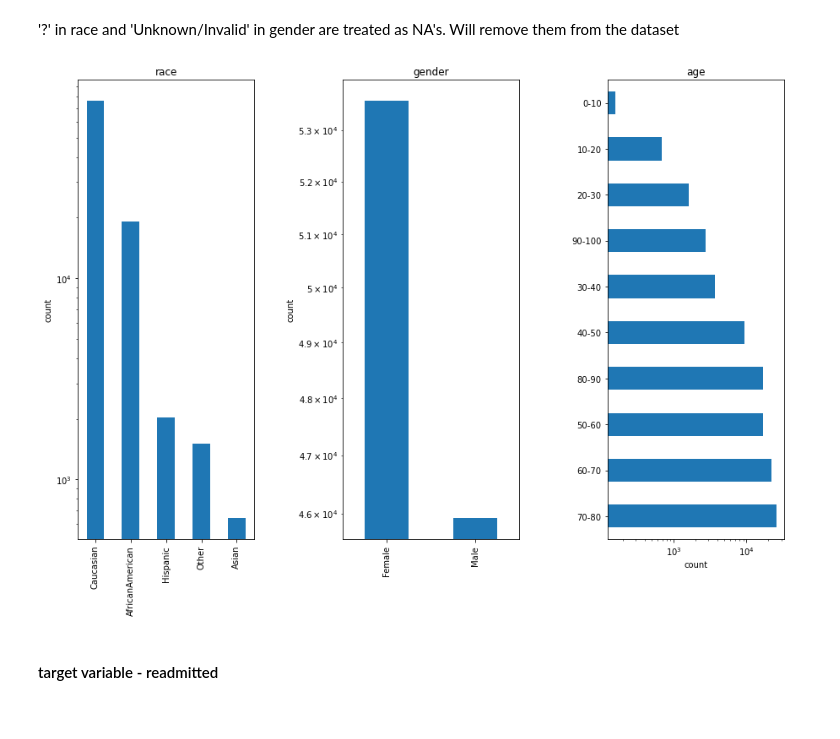
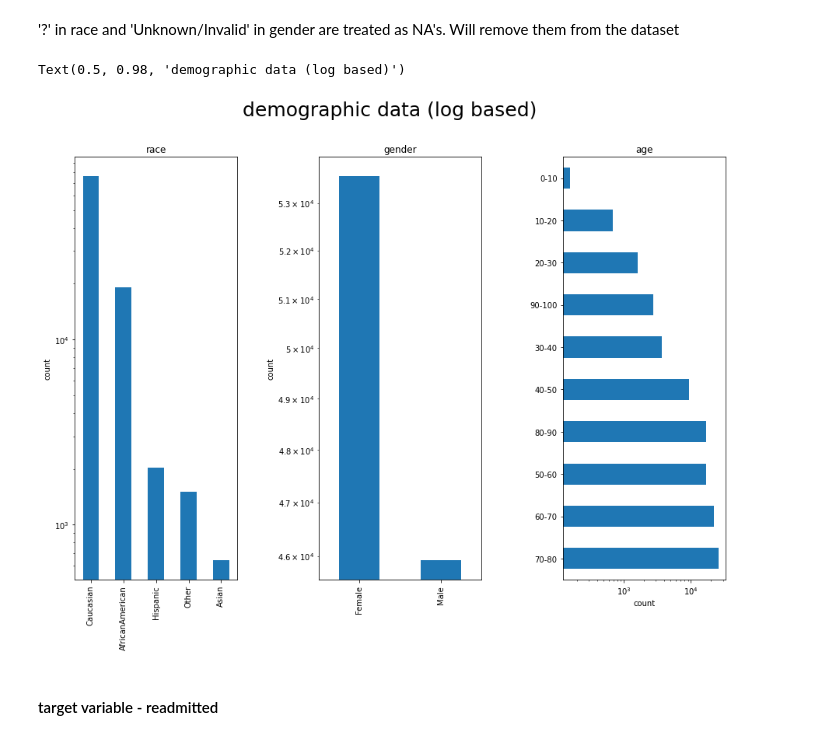
Before and after one commit to ruihan1228/diabetes, a Jupyter notebook: diabetes_1.ipynb, the cells around one changed output. Drawn from its saved outputs; the diff is of its cells as text; code cells hidden in the pictures.

```diff
--- a/diabetes_1.ipynb
+++ b/diabetes_1.ipynb
@@ -91,20 +91,22 @@ diabetes.drop(diabetes[diabetes.gender == 'Unknown/Invalid'].index, inplace = Tr
 # %%
 fig, ax = plt.subplots(nrows=1, ncols=3, figsize=(15, 10))
 diabetes.race.value_counts().plot(kind='bar', ax=ax[0])
 ax[0].set_title('race')
 ax[0].set_ylabel('count')
 ax[0].set_yscale('log')
 diabetes.gender.value_counts().plot(kind='bar', ax=ax[1])
 ax[1].set_title('gender')
 ax[1].set_ylabel('count')
 ax[1].set_yscale('log')
 diabetes.age.value_counts().plot(kind='barh', ax=ax[2])
 ax[2].set_title('age')
 ax[2].set_xlabel('count')
 ax[2].set_xscale('log')
 plt.subplots_adjust(wspace=0.5)
+plt.suptitle('demographic data (log based)', size=25)
 # %% [output]
+Text(0.5, 0.98, 'demographic data (log based)')
-[figure, old version]
+[figure, new version]
 # %% [markdown]
 #### target variable - readmitted
 # %%
```
Also changed, not shown: parts of 23 cells of this notebook.
